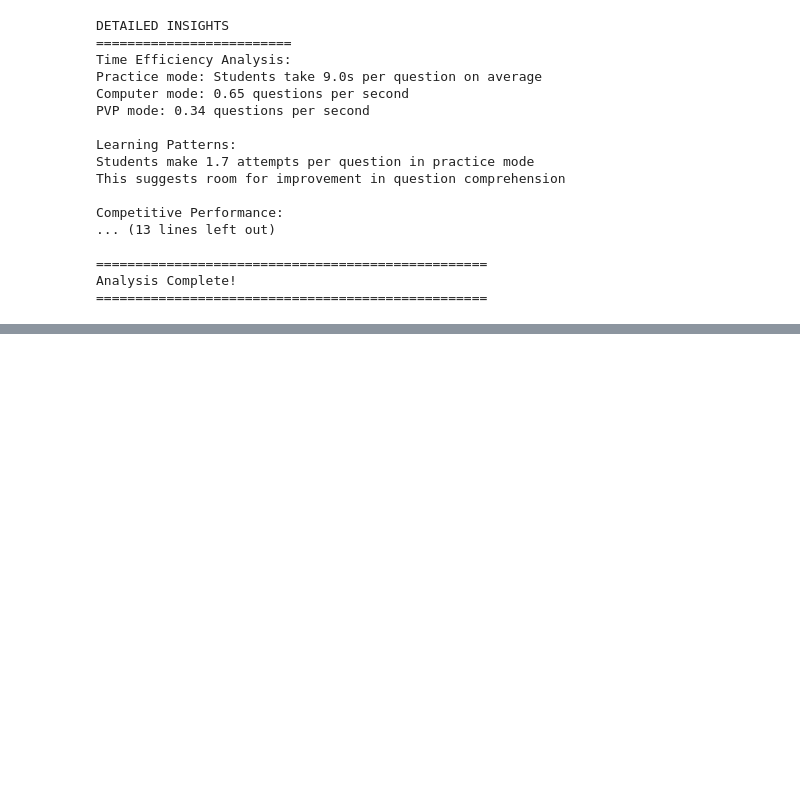
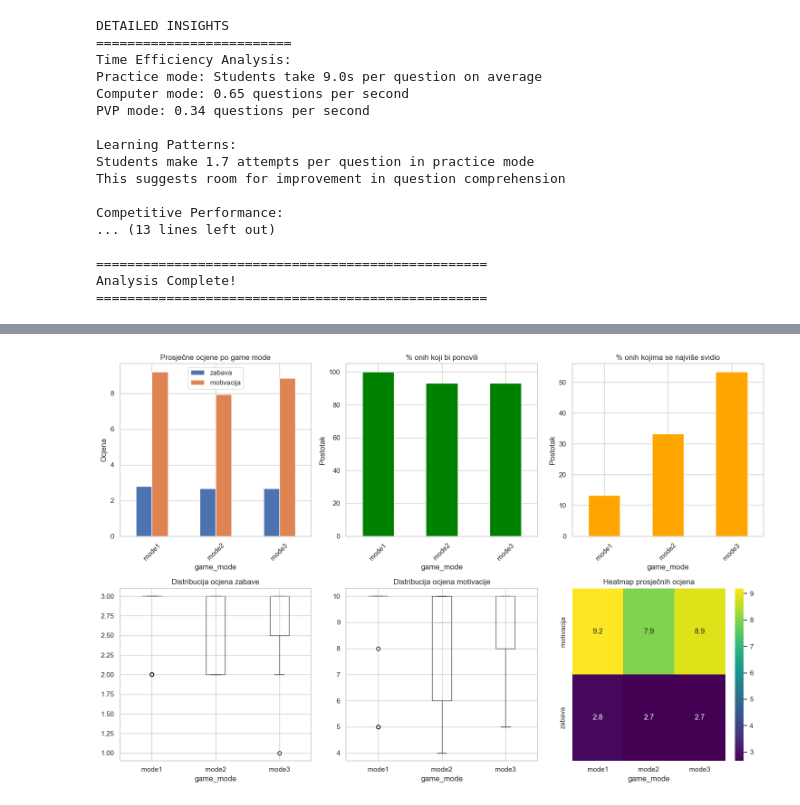
Before and after one commit to ErnaFiorencis/dip, a Jupyter notebook: data/claude.ipynb, the cells around one changed output, grey strips where cells are left out. Saved outputs shown, nothing was run; the diff lists cells and outputs as text; code cells hidden in the pictures; blank space fills up the shorter version.

```diff
--- a/data/claude.ipynb
+++ b/data/claude.ipynb
@@ -355,0 +717,56 @@ Analysis Complete!
+# %%
+# Kreiranje vizualizacija (opcionalno - trebate matplotlib)
+try:
+    plt.figure(figsize=(15, 10))
+
+    # Subplot 1: Prosječne ocjene
+    plt.subplot(2, 3, 1)
+    avg_scores = df.groupby('game_mode')[['zabava', 'motivacija']].mean()
+    avg_scores.plot(kind='bar', ax=plt.gca())
+    plt.title('Prosječne ocjene po game mode')
+    plt.ylabel('Ocjena')
+    plt.xticks(rotation=45)
+
+    # Subplot 2: Postotci "ponovio bi"
+    plt.subplot(2, 3, 2)
+    ponovio_pct = df.groupby('game_mode')['ponovio_bi'].apply(lambda x: (x == True).sum() / len(x) * 100)
+    ponovio_pct.plot(kind='bar', color='green', ax=plt.gca())
+    plt.title('% onih koji bi ponovili')
+    plt.ylabel('Postotak')
+    plt.xticks(rotation=45)
+
+    # Subplot 3: Postotci "najviše se svidio"
+    plt.subplot(2, 3, 3)
+    svidio_pct = df.groupby('game_mode')['najvise_svidjelo'].apply(lambda x: (x == True).sum() / len(x) * 100)
+    svidio_pct.plot(kind='bar', color='orange', ax=plt.gca())
+    plt.title('% onih kojima se najviše svidio')
+    plt.ylabel('Postotak')
+    plt.xticks(rotation=45)
+
+    # Subplot 4: Box plot zabave
+    plt.subplot(2, 3, 4)
+    df.boxplot(column='zabava', by='game_mode', ax=plt.gca())
+    plt.title('Distribucija ocjena zabave')
+    plt.suptitle('')
+
+    # Subplot 5: Box plot motivacije
+    plt.subplot(2, 3, 5)
+    df.boxplot(column='motivacija', by='game_mode', ax=plt.gca())
+    plt.title('Distribucija ocjena motivacije')
+    plt.suptitle('')
+
+    # Subplot 6: Heatmap korelacija
+    plt.subplot(2, 3, 6)
+    pivot_corr = df.pivot_table(values=['zabava', 'motivacija'],
+                                index='game_mode',
+                                aggfunc='mean')
+    sns.heatmap(pivot_corr.T, annot=True, cmap='viridis', ax=plt.gca())
+    plt.title('Heatmap prosječnih ocjena')
+
+    plt.tight_layout()
+    plt.show()
+except ImportError:
+    print("Za vizualizacije trebate instalirati matplotlib i seaborn:")
+    print("pip install matplotlib seaborn")
+# %% [output]
+[figure, added]
```
Also changed, not shown: parts of 15 cells of this notebook, 11 other files.
